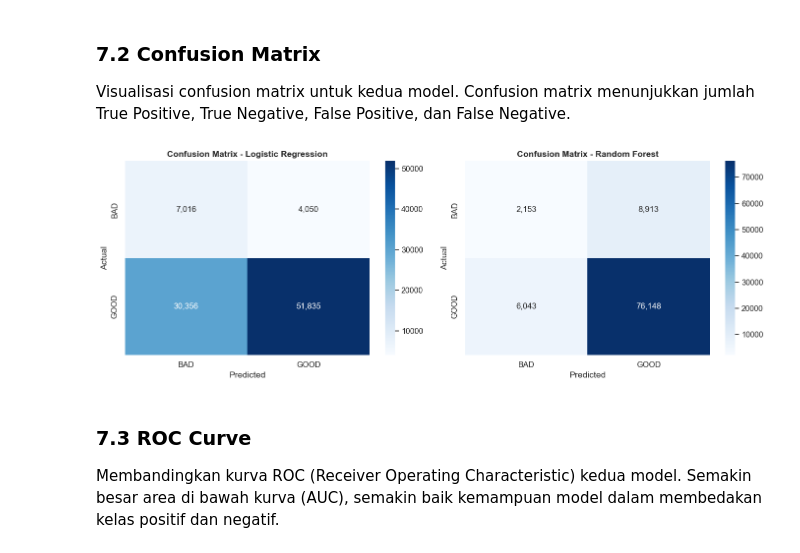
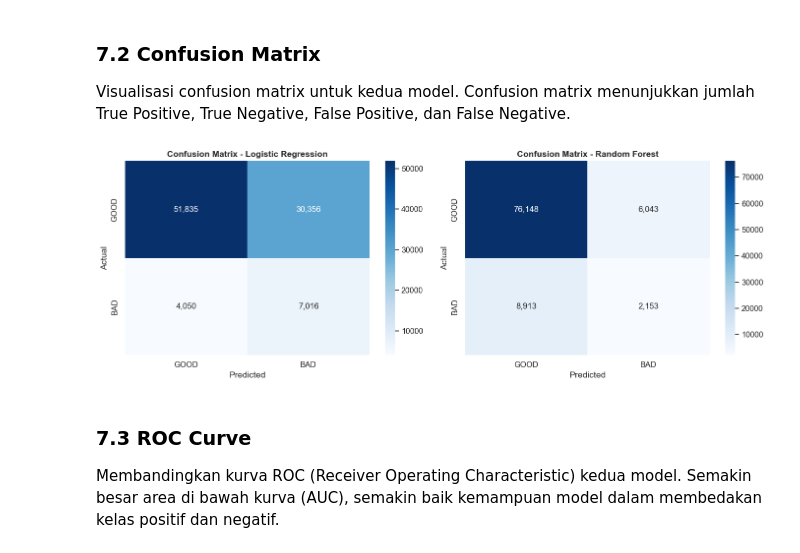
Before and after one commit to zhraan/Rakamin-Loan-Prediction-Model, a Jupyter notebook: Final_Task_Loan_Prediction_Model.ipynb, the cells around one changed output. Drawn from its saved outputs; the diff is of its cells as text; code cells hidden in the pictures.

```diff
--- a/Final_Task_Loan_Prediction_Model.ipynb
+++ b/Final_Task_Loan_Prediction_Model.ipynb
@@ -604,9 +604,9 @@ for name, y_pred, y_prob in [('Logistic Regression', y_pred_lr, y_prob_lr),
                                ('Random Forest', y_pred_rf, y_prob_rf)]:
     metrics[name] = {
         'Accuracy': accuracy_score(y_test, y_pred),
-        'Precision': precision_score(y_test, y_pred),
-        'Recall': recall_score(y_test, y_pred),
-        'F1-Score': f1_score(y_test, y_pred),
+        'Precision': precision_score(y_test, y_pred, pos_label=1),
+        'Recall': recall_score(y_test, y_pred, pos_label=1),
+        'F1-Score': f1_score(y_test, y_pred, pos_label=1),
         'ROC-AUC': roc_auc_score(y_test, y_prob)
     }
 
@@ -646,19 +646,19 @@ Visualisasi confusion matrix untuk kedua model. Confusion matrix menunjukkan jum
 # %%
 fig, axes = plt.subplots(1, 2, figsize=(14, 5))
 
 for i, (name, y_pred) in enumerate([('Logistic Regression', y_pred_lr),
                                       ('Random Forest', y_pred_rf)]):
-    cm = confusion_matrix(y_test, y_pred)
+    cm = confusion_matrix(y_test, y_pred, labels=[1, 0])
     sns.heatmap(cm, annot=True, fmt=',', cmap='Blues', ax=axes[i],
-                xticklabels=['BAD', 'GOOD'], yticklabels=['BAD', 'GOOD'])
+                xticklabels=['GOOD', 'BAD'], yticklabels=['GOOD', 'BAD'])
     axes[i].set_title(f'Confusion Matrix - {name}', fontweight='bold')
     axes[i].set_xlabel('Predicted')
     axes[i].set_ylabel('Actual')
 
 plt.tight_layout()
 plt.show()
 # %% [output]
-[figure, old version]
+[figure, new version]
 # %% [markdown]
 ### 7.3 ROC Curve
 Membandingkan kurva ROC (Receiver Operating Characteristic) kedua model.
```
Also changed, not shown: 4 other files.
